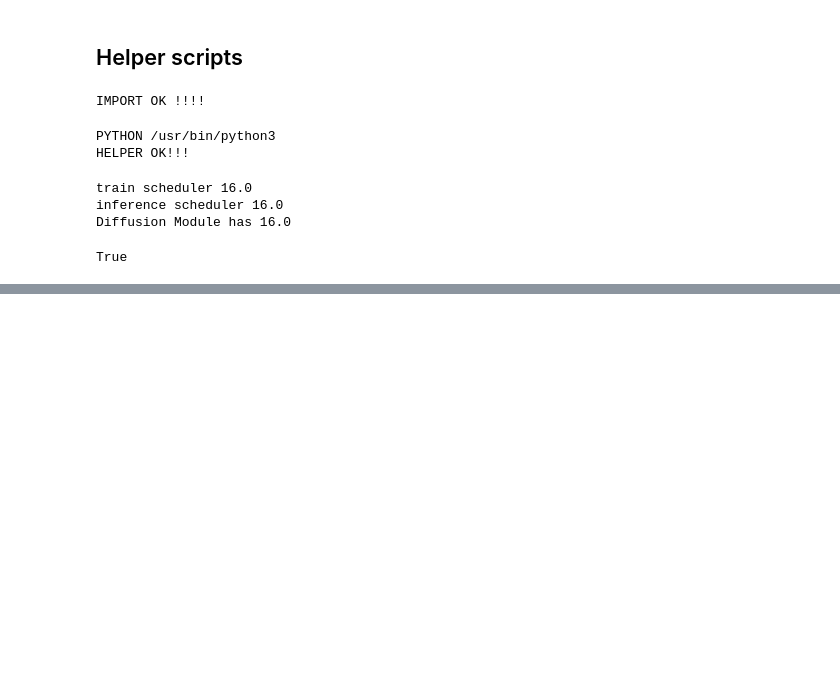
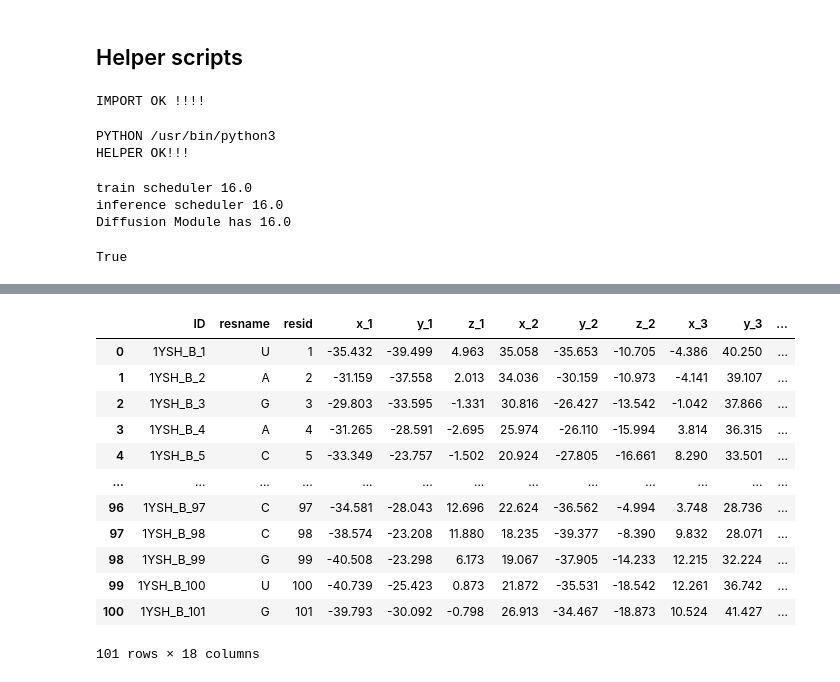
Before and after one commit to jaytonde/Kaggle-SRNA3F-2025, a Jupyter notebook: protenix.ipynb, the cells around one changed output, grey strips where cells are left out. Drawn from its saved outputs; the diff is of its cells as text; code cells hidden in the pictures; blank space fills up the shorter version.

```diff
--- a/protenix.ipynb
+++ b/protenix.ipynb
@@ -319,7 +319,7 @@ if MODEL_TYPE=='protenix':
     configs_base["use_deepspeed_evo_attention"] = (
     os.environ.get("USE_DEEPSPEED_EVO_ATTENTION", False) == "true")
     configs_base["model"]["N_cycle"] = 10 #10
-    configs_base["sample_diffusion"]["N_sample"] = (1 if VALIDATION else 5)
+    configs_base["sample_diffusion"]["N_sample"] = 5 #(1 if VALIDATION else 5)
     configs_base["sample_diffusion"]["N_step"] = 200
     inference_configs['load_checkpoint_path']='/kaggle/input/protenix-checkpoints/model_v0.2.0.pt'
     configs = {**configs_base, **{"data": data_configs}, **inference_configs}
@@ -392,7 +385,10 @@ if MODEL_TYPE=='protenix' and VALIDATION:
         runner.update_model_configs(new_configs)
         prediction    = runner.predict(data)
         prediction    = prediction['coordinate'][:,data['input_feature_dict']['atom_to_tokatom_idx']==12]
-        result        = parse_output_to_df(prediction[:1], seq, target_id)[0]
+        print(prediction)
+        result        = parse_output_to_df(prediction, seq, target_id)[0]
+        #print(result)
+
         try:
             tm_score, transform                 = call_usalign(result, truth_df, verbose=0)
             train_df.loc[i,'protenix_tm_score'] = tm_score
@@ -416 +479,17 @@ nan
 [figure]
+# %%
+result
+# %% [output]
+|  | ID | resname | resid | x_1 | y_1 | z_1 | x_2 | y_2 | z_2 | x_3 | y_3 | ... |
+| 0 | 1YSH_B_1 | U | 1 | -35.432 | -39.499 | 4.963 | 35.058 | -35.653 | -10.705 | -4.386 | 40.250 | ... |
+| 1 | 1YSH_B_2 | A | 2 | -31.159 | -37.558 | 2.013 | 34.036 | -30.159 | -10.973 | -4.141 | 39.107 | ... |
+| 2 | 1YSH_B_3 | G | 3 | -29.803 | -33.595 | -1.331 | 30.816 | -26.427 | -13.542 | -1.042 | 37.866 | ... |
+| 3 | 1YSH_B_4 | A | 4 | -31.265 | -28.591 | -2.695 | 25.974 | -26.110 | -15.994 | 3.814 | 36.315 | ... |
+| 4 | 1YSH_B_5 | C | 5 | -33.349 | -23.757 | -1.502 | 20.924 | -27.805 | -16.661 | 8.290 | 33.501 | ... |
+| ... | ... | ... | ... | ... | ... | ... | ... | ... | ... | ... | ... | ... |
+| 96 | 1YSH_B_97 | C | 97 | -34.581 | -28.043 | 12.696 | 22.624 | -36.562 | -4.994 | 3.748 | 28.736 | ... |
+| 97 | 1YSH_B_98 | C | 98 | -38.574 | -23.208 | 11.880 | 18.235 | -39.377 | -8.390 | 9.832 | 28.071 | ... |
+| 98 | 1YSH_B_99 | G | 99 | -40.508 | -23.298 | 6.173 | 19.067 | -37.905 | -14.233 | 12.215 | 32.224 | ... |
+| 99 | 1YSH_B_100 | U | 100 | -40.739 | -25.423 | 0.873 | 21.872 | -35.531 | -18.542 | 12.261 | 36.742 | ... |
+| 100 | 1YSH_B_101 | G | 101 | -39.793 | -30.092 | -0.798 | 26.913 | -34.467 | -18.873 | 10.524 | 41.427 | ... |
+101 rows × 18 columns
```
Also changed, not shown: parts of 10 cells of this notebook.
